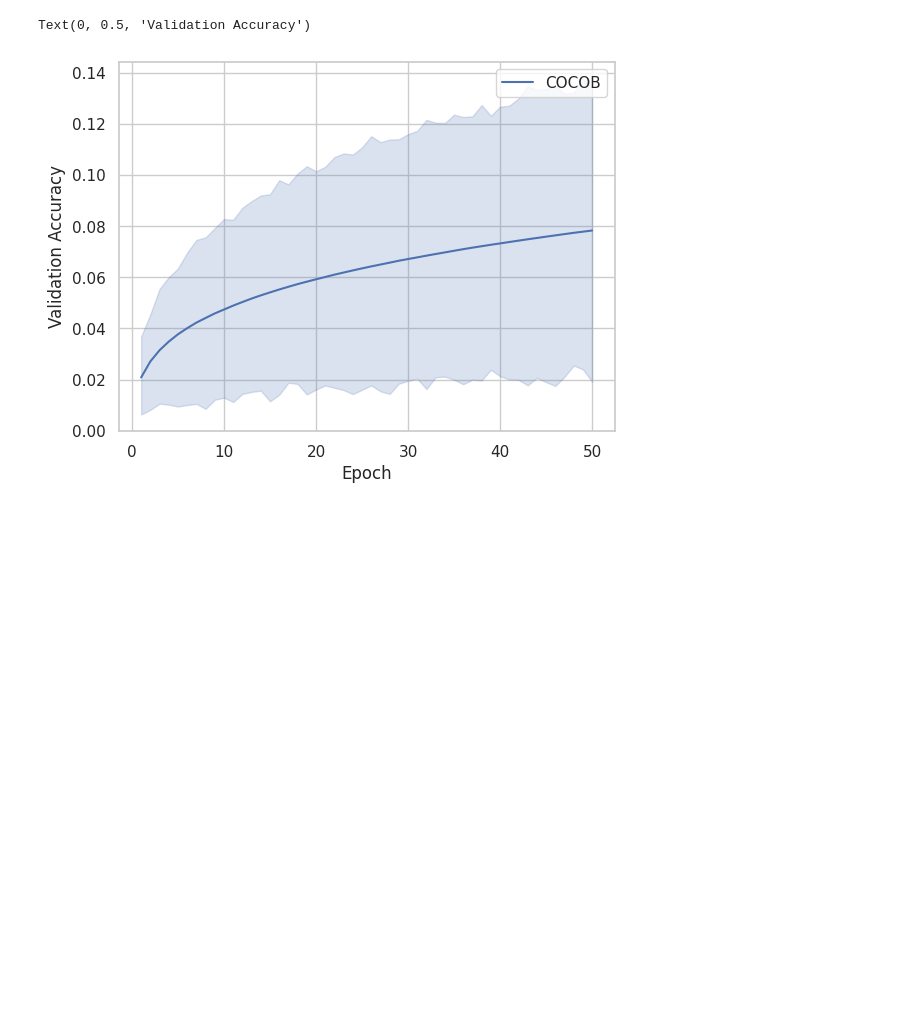
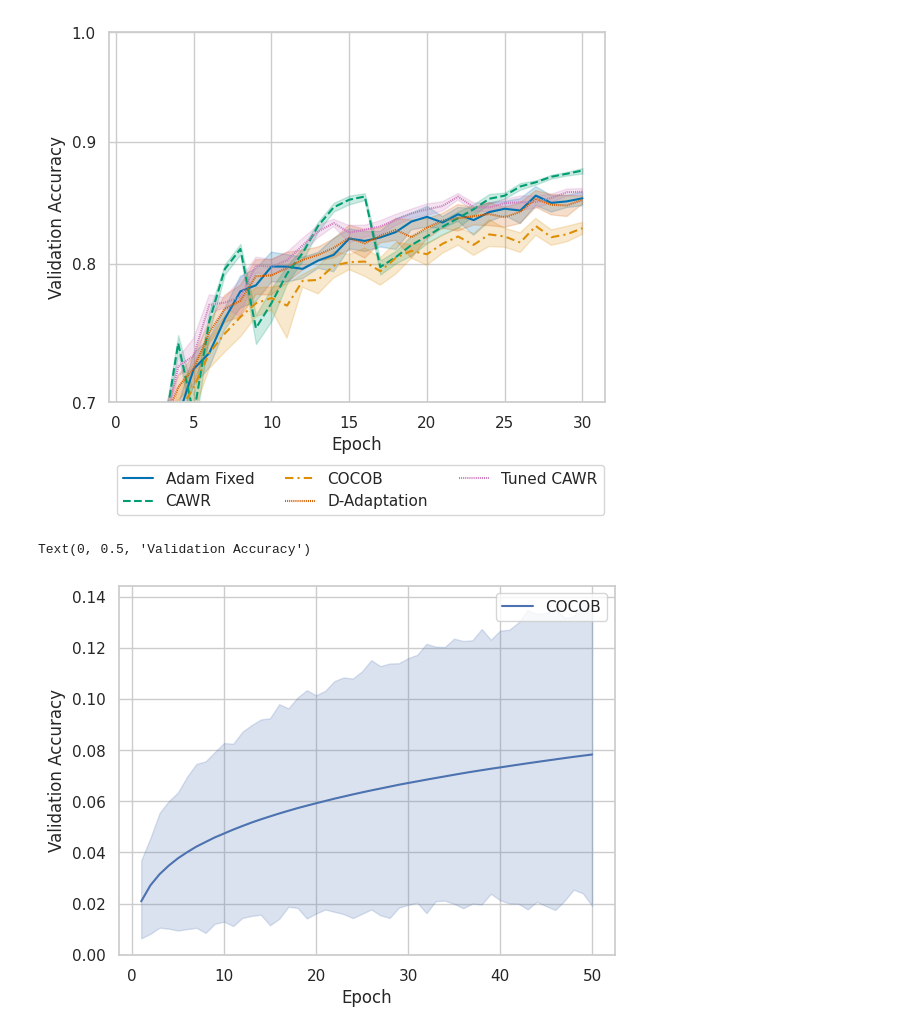
Before and after one commit to MichaHenh/Revisiting_LR_Control, a Jupyter notebook: ba_parameter_free_dac/plotting/plotting_cifar10.ipynb, the cells around one changed output. Saved outputs shown, nothing was run; the diff lists cells and outputs as text; code cells hidden in the pictures; blank space fills up the shorter version.

```diff
--- a/ba_parameter_free_dac/plotting/plotting_cifar10.ipynb
+++ b/ba_parameter_free_dac/plotting/plotting_cifar10.ipynb
@@ -122,3 +143,36 @@ sns.move_legend(p, 'upper left', bbox_to_anchor=(0, -0.15), ncol=3)
+# %%
+
+cocob_va = toDataFrame('../results_cluster/results/COCOB_cifar10_30/*/CustomTrackingWrapper.jsonl', 'validation_accuracies', 6)
+adam_fixed_va = toDataFrame('../results_cluster/results/Adam_fixed_cifar10_30/*/CustomTrackingWrapper.jsonl', 'validation_accuracies', 6)
+smac_fixed_va = toDataFrame('../results_cluster/results/SMAC_fixed_cifar10_30/*/CustomTrackingWrapper.jsonl', 'validation_accuracies', 6)
+stormplus_va = toDataFrame('../results_cluster/results/STORMplus_cifar10/*/CustomTrackingWrapper.jsonl', 'validation_accuracies', 6)
+# smac_fixed_va = smac_fixed_va.loc[smac_fixed_va['epoch'] <= 30]
+smac_policy_va = toDataFrame('../results_cluster/results/smacpolicy_cifar10/*/CustomTrackingWrapper.jsonl', 'validation_accuracies', 6)
+smac_policy_va_new = toDataFrame('../results_cluster/results/smacpolicy_cifar10_new/*/CustomTrackingWrapper.jsonl', 'validation_accuracies', 6)
+dowg_va = toDataFrame('../results_cluster/results/DoWG_cifar10_30/*/CustomTrackingWrapper.jsonl', 'validation_accuracies', 6)
+cawr_va = toDataFrame('../results_cluster/results/CAWR_cifar10/*/CustomTrackingWrapper.jsonl', 'validation_accuracies', 6)
+tuned_cawr_va = toDataFrame('../results_cluster/results/tuned_CAWR_cifar10_1/*/CustomTrackingWrapper.jsonl', 'validation_accuracies', 6)
+dadaptation_va = toDataFrame('../results_cluster/results/dadaptation_cifar10/*/CustomTrackingWrapper.jsonl', 'validation_accuracies', 6)
+# cawr_va = cawr_va.loc[cawr_va['epoch'] <= 30]
+# sns.lineplot(data=stormplus_va, x='epoch', y='value', label='STORM+')
+p = sns.lineplot(data=adam_fixed_va, x='epoch', y='value', label='Adam Fixed', linestyle='solid')
+sns.lineplot(data=cawr_va, x='epoch', y='value', label='CAWR', linestyle="dashed")
+# sns.lineplot(data=smac_fixed_va, x='epoch', y='value', label='SMAC Fixed', linestyle='dashdot')
+# sns.lineplot(data=smac_policy_va, x='epoch', y='value', label='SMAC Policy', linestyle='dotted')
+sns.lineplot(data=cocob_va, x='epoch', y='value', label='COCOB', dashes=(4,2,1,2))
+# sns.lineplot(data=dowg_va, x='epoch', y='value', label='DoWG', dashes=(0.5, 0.5))
+sns.lineplot(data=dadaptation_va, x='epoch', y='value', label='D-Adaptation', dashes=(0.5, 0.5))
+sns.lineplot(data=tuned_cawr_va, x='epoch', y='value', label='Tuned CAWR', dashes=(0.5, 0.5))
+
+plt.title('CIFAR-10')
+plt.xlabel('Epoch')
+plt.ylabel('Validation Accuracy')
+plt.yscale('log')
+plt.ylim(0.7, 1)
+plt.yticks([0.7, 0.8, 0.9, 1], ["0.7", "0.8", "0.9", "1.0"])
+sns.move_legend(p, 'upper left', bbox_to_anchor=(0, -0.15), ncol=3)
+# %% [output]
+[figure, added]
 # %%
 
 cocob_elr = toDataFrame('./results_cluster/results/COCOB_cifar10/*/CustomTrackingWrapper.jsonl', 'effective_lrs', 9)
```
Also changed, not shown: parts of 5 cells of this notebook, 3 other files.
